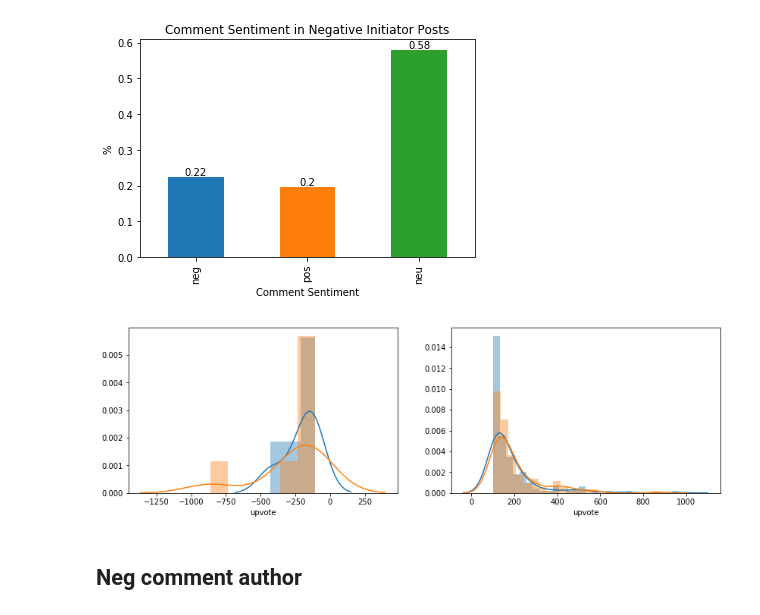
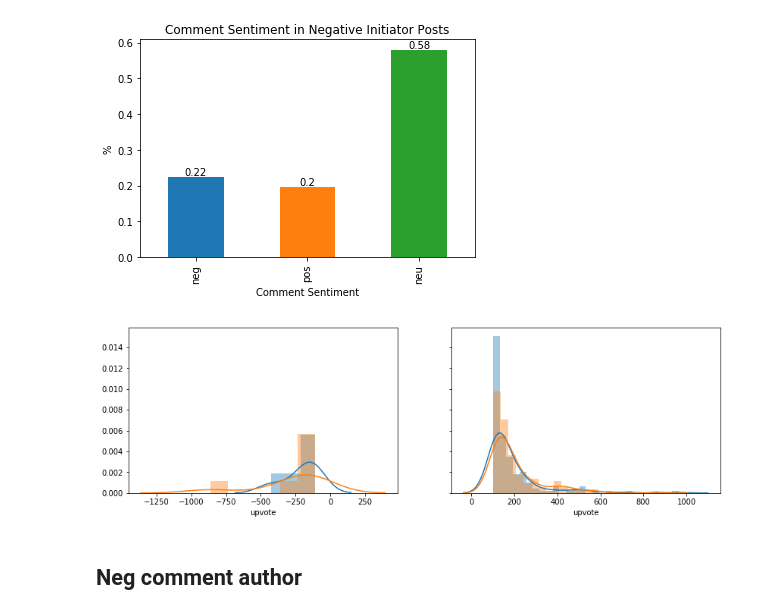
Before and after one commit to ke11ysun/TMD-reddit-conflict-analysis, a Jupyter notebook: TMD.ipynb, the cells around one changed output. Saved outputs shown, nothing was run; the diff lists cells and outputs as text; code cells hidden in the pictures.

```diff
--- a/TMD.ipynb
+++ b/TMD.ipynb
@@ -606,13 +611,13 @@ for rect, label in zip(rects, labels):
 # %% [output]
 [figure]
 # %%
-fig, (ax1, ax2) = plt.subplots(1, 2, figsize=(14,4))
+fig, (ax1, ax2) = plt.subplots(1, 2, figsize=(14,4), sharey=True)
 ax1 = sns.distplot(negcdf.loc[(negcdf['compound'] < -0.5) & (negcdf['upvote'] < -100), 'upvote'], ax=ax1)
 ax1 = sns.distplot(negcdf.loc[(negcdf['compound'] > 0.5) & (negcdf['upvote'] < -100), 'upvote'], ax=ax1)
 ax2 = sns.distplot(negcdf.loc[(negcdf['compound'] < -0.5) & (negcdf['upvote'] > 100), 'upvote'], ax=ax2)
 ax2 = sns.distplot(negcdf.loc[(negcdf['compound'] > 0.5) & (negcdf['upvote'] > 100), 'upvote'], ax=ax2)
 # %% [output]
-[figure, old version]
+[figure, new version]
 # %% [markdown]
 ## Neg comment author
 # %%
```
Also changed, not shown: parts of 7 cells of this notebook.
